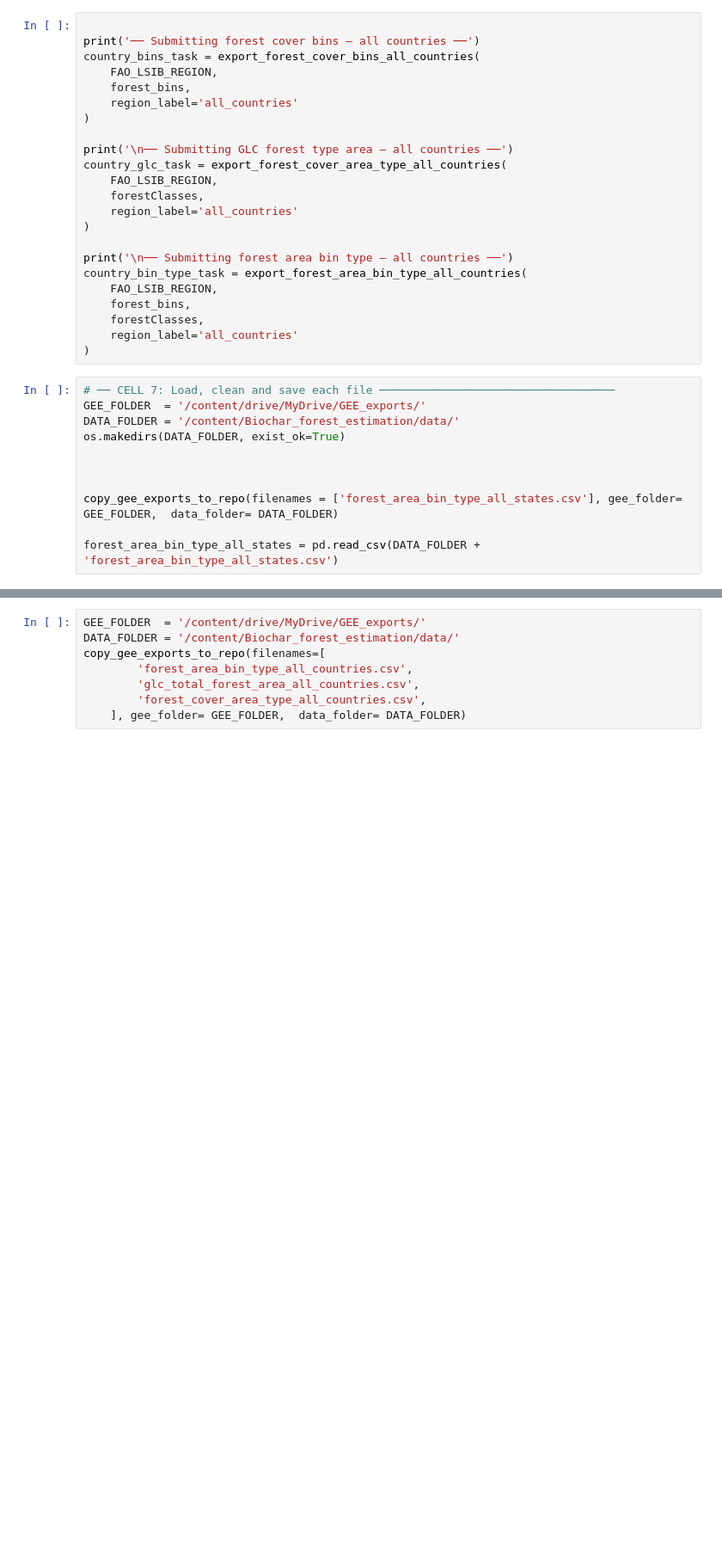
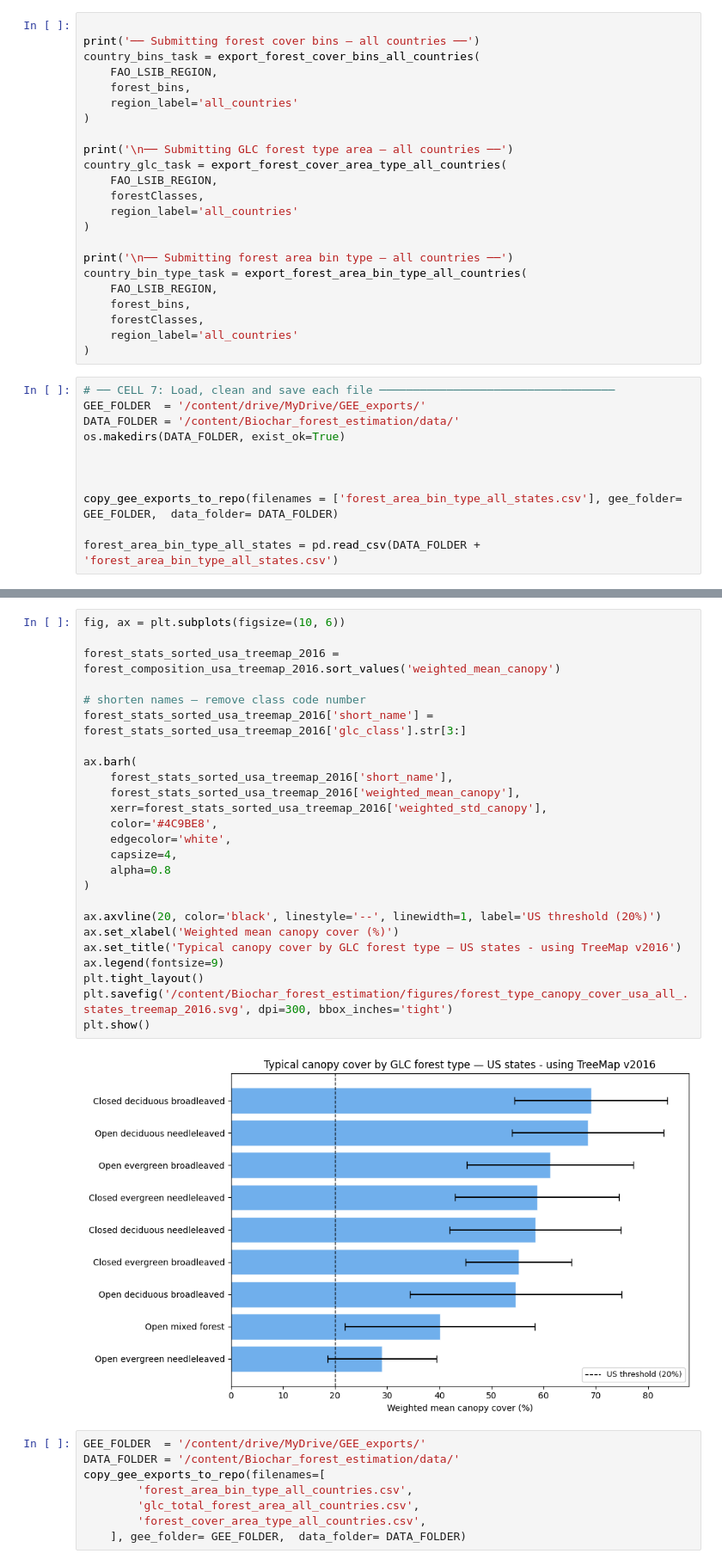
Before and after one commit to MElsdk-lab/Biochar_forest_estimation, a Jupyter notebook: forest_area_class_case_study.ipynb, the cells around one changed output, grey strips where cells are left out. Shown at 86% size. Drawn from its saved outputs; the diff is of its cells as text; blank space fills up the shorter version.

```diff
--- a/forest_area_class_case_study.ipynb
+++ b/forest_area_class_case_study.ipynb
@@ -235,3 +250,30 @@ plt.show()
+# %%
+fig, ax = plt.subplots(figsize=(10, 6))
+
+forest_stats_sorted_usa_treemap_2016 = forest_composition_usa_treemap_2016.sort_values('weighted_mean_canopy')
+
+# shorten names — remove class code number
+forest_stats_sorted_usa_treemap_2016['short_name'] = forest_stats_sorted_usa_treemap_2016['glc_class'].str[3:]
+
+ax.barh(
+    forest_stats_sorted_usa_treemap_2016['short_name'],
+    forest_stats_sorted_usa_treemap_2016['weighted_mean_canopy'],
+    xerr=forest_stats_sorted_usa_treemap_2016['weighted_std_canopy'],
+    color='#4C9BE8',
+    edgecolor='white',
+    capsize=4,
+    alpha=0.8
+)
+
+ax.axvline(20, color='black', linestyle='--', linewidth=1, label='US threshold (20%)')
+ax.set_xlabel('Weighted mean canopy cover (%)')
+ax.set_title('Typical canopy cover by GLC forest type — US states - using TreeMap v2016')
+ax.legend(fontsize=9)
+plt.tight_layout()
+plt.savefig('/content/Biochar_forest_estimation/figures/forest_type_canopy_cover_usa_all_.states_treemap_2016.svg', dpi=300, bbox_inches='tight')
+plt.show()
+# %% [output]
+[figure, added]
 # %%
 GEE_FOLDER  = '/content/drive/MyDrive/GEE_exports/'
 DATA_FOLDER = '/content/Biochar_forest_estimation/data/'
```
Also changed, not shown: parts of 10 cells of this notebook.
